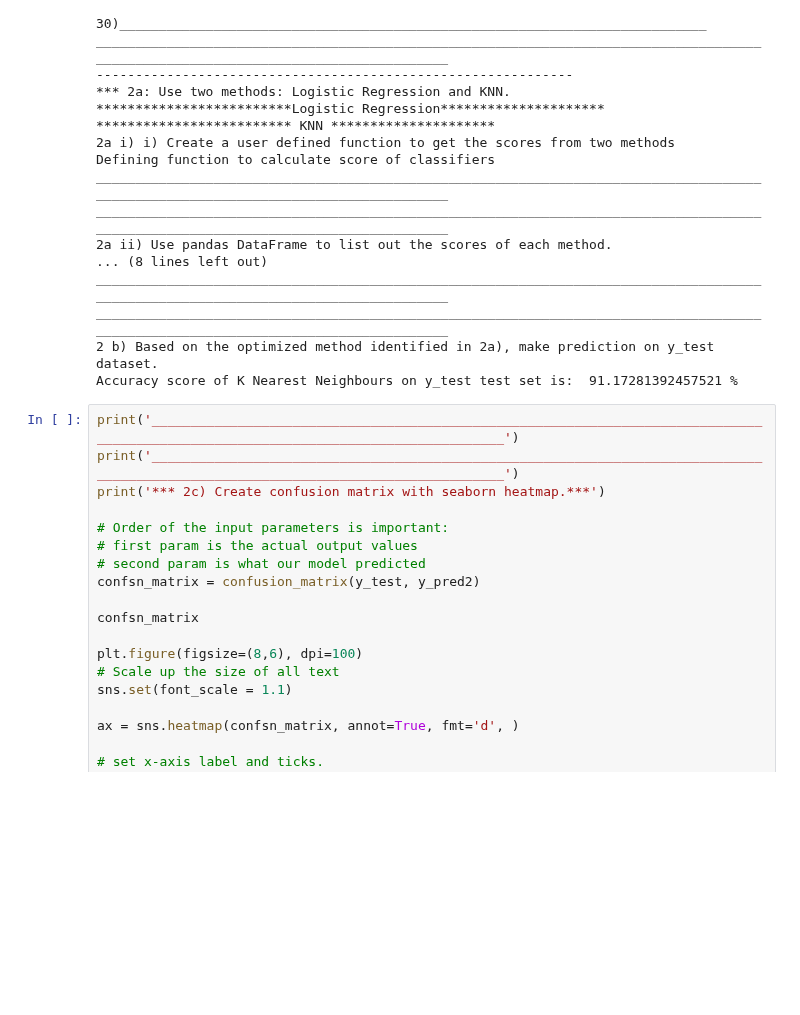
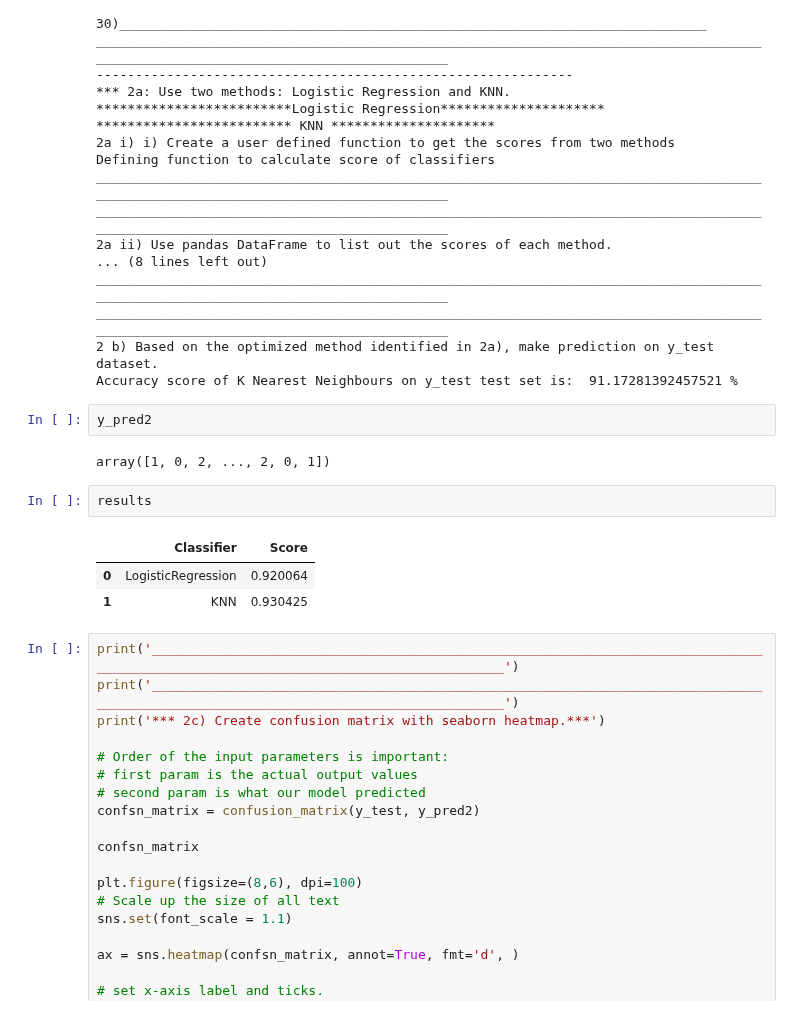
Before and after one commit to asadTariq666/Python_work, a Jupyter notebook: dattrnhia iot sensor/iot.ipynb, the cells around one changed output. Cells and saved outputs as stored; diff of their text form; blank space fills up the shorter version.

```diff
--- a/dattrnhia iot sensor/iot.ipynb
+++ b/dattrnhia iot sensor/iot.ipynb
@@ -749,6 +749,16 @@ ________________________________________________________________________________
 __________________________________________________________________________________________________________________________________
 2 b) Based on the optimized method identified in 2a), make prediction on y_test dataset.
 Accuracy score of K Nearest Neighbours on y_test test set is:  91.17281392457521 %
+# %%
+y_pred2
+# %% [output]
+array([1, 0, 2, ..., 2, 0, 1])
+# %%
+results
+# %% [output]
+|  | Classifier | Score |
+| 0 | LogisticRegression | 0.920064 |
+| 1 | KNN | 0.930425 |
 # %%
 print('__________________________________________________________________________________________________________________________________')
 print('__________________________________________________________________________________________________________________________________')
```
Also changed, not shown: 2 other files.
